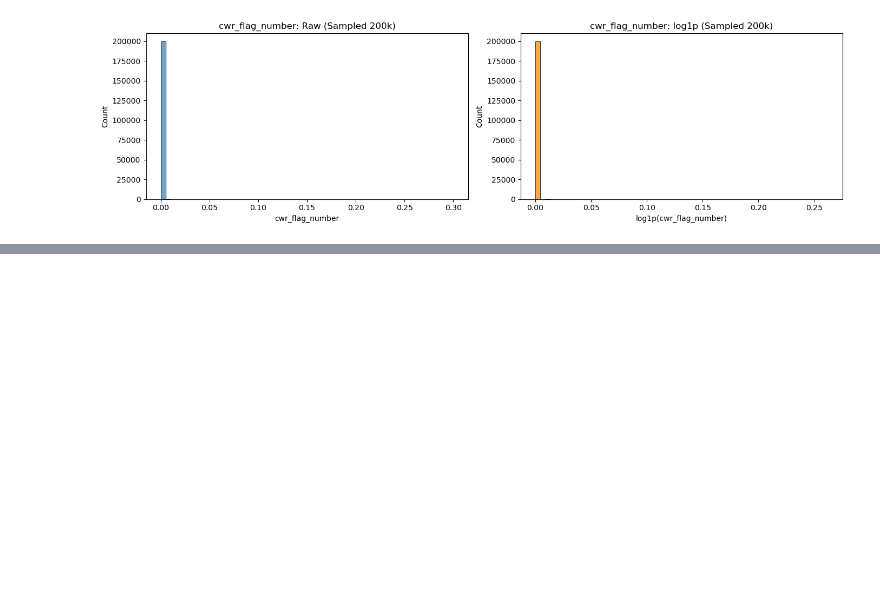
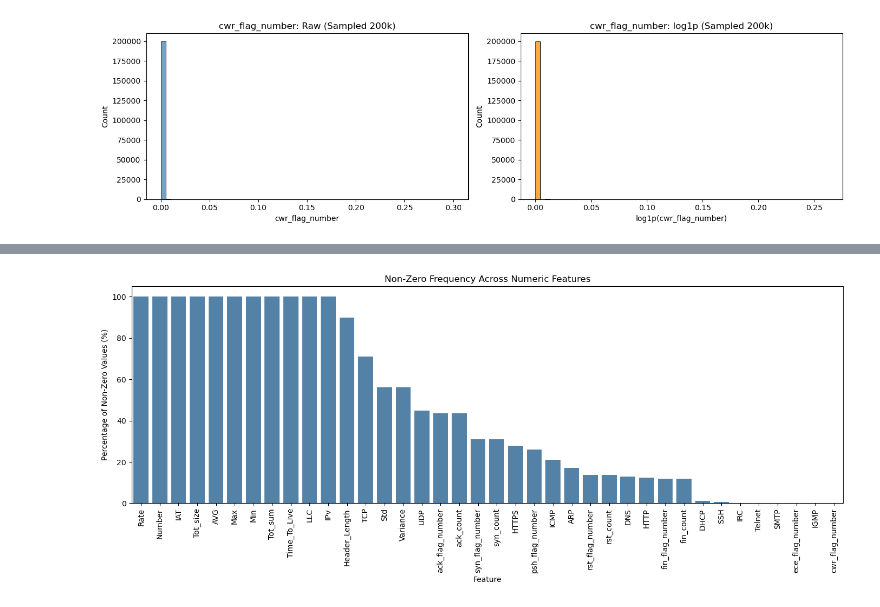
Before and after one commit to gw-00/Cybersecurity_Capstone, a Jupyter notebook: Code_Library/Data_Exploration.ipynb, the cells around one changed output, grey strips where cells are left out. Saved outputs shown, nothing was run; the diff lists cells and outputs as text; code cells hidden in the pictures; blank space fills up the shorter version.

Commit message:
Added in more univariate analysis including the distribution of zero and non-zero counts in features as well as percentile summary table along with interpretation of results.

```diff
--- a/Code_Library/Data_Exploration.ipynb
+++ b/Code_Library/Data_Exploration.ipynb
@@ -566,0 +619,18 @@ Although the histograms appear visually simple, they accurately reflect that the
+# %%
+# visualization of zero vs. non-zero features
+plt.figure(figsize=(14, 6))
+sns.barplot(
+    data=zero_nonzero_df,
+    x="feature",
+    y="pct_nonzero",
+    color="steelblue"
+)
+
+plt.xticks(rotation=90)
+plt.ylabel("Percentage of Non-Zero Values (%)")
+plt.xlabel("Feature")
+plt.title("Non-Zero Frequency Across Numeric Features")
+plt.tight_layout()
+plt.show()
+# %% [output]
+[figure, added]
```
Also changed, not shown: parts of 7 cells of this notebook.
